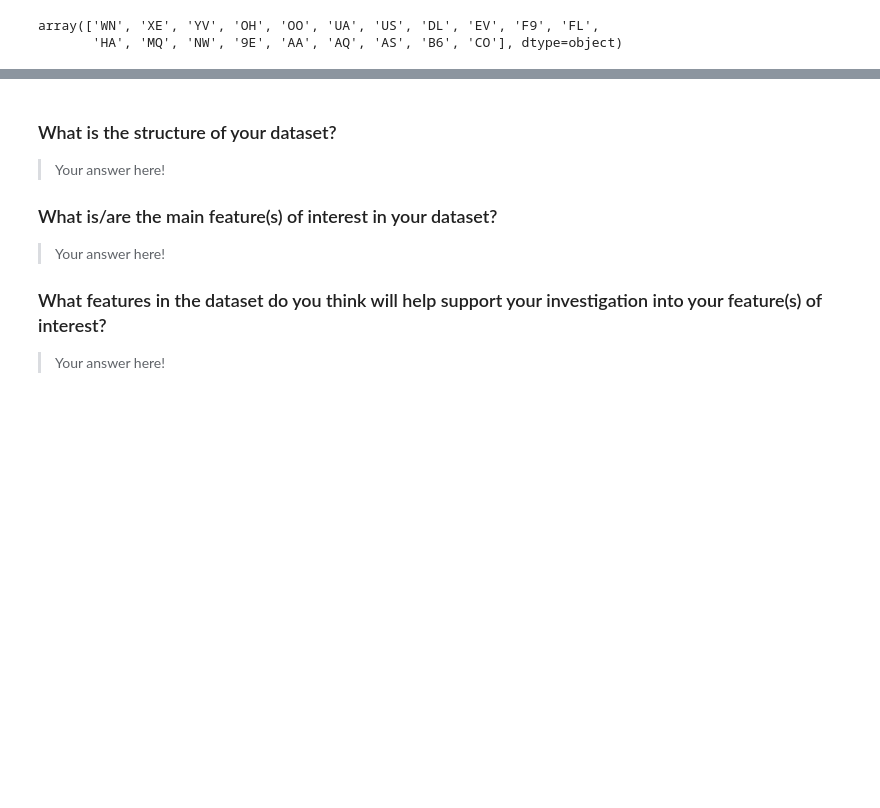
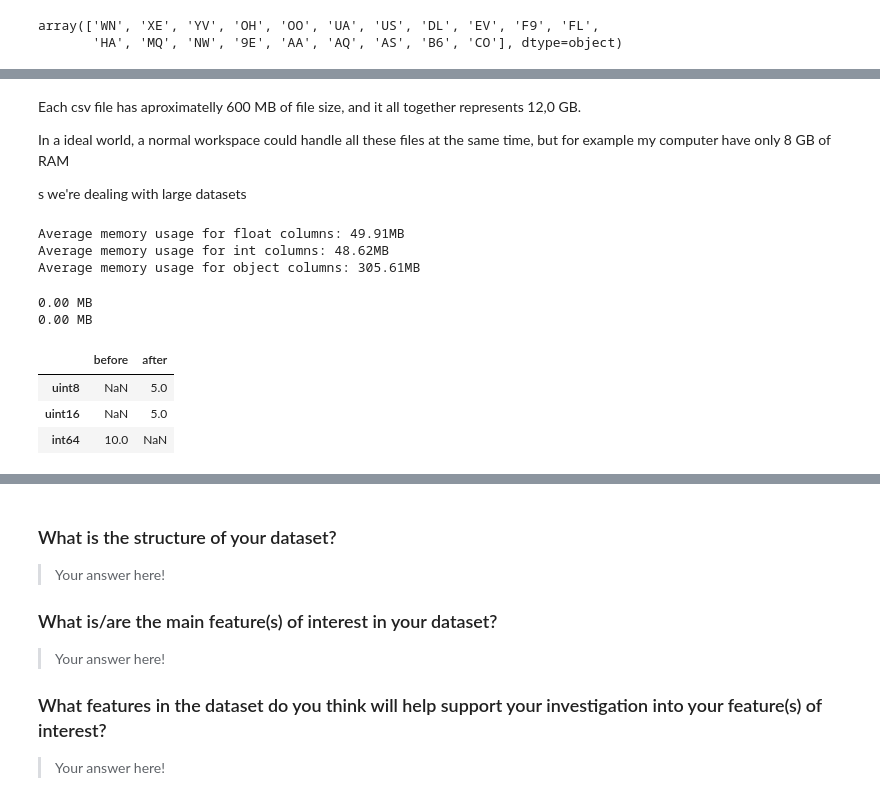
Before and after one commit to fmahlmeister/Data-Analyst-Nanodegree, a Jupyter notebook: 4.Data-Visualization-with-Python/4.Communicate-Data-Findings.ipynb, the cells around one changed output, grey strips where cells are left out. Cells and saved outputs as stored; diff of their text form; code cells hidden in the pictures; blank space fills up the shorter version.

```diff
--- a/4.Data-Visualization-with-Python/4.Communicate-Data-Findings.ipynb
+++ b/4.Data-Visualization-with-Python/4.Communicate-Data-Findings.ipynb
@@ -109,0 +136,50 @@ df.sample(20)
+# %% [markdown]
+Each csv file has aproximatelly 600 MB of file size, and it all together represents 12,0 GB.
+
+
+In a ideal world, a normal workspace could handle all these files at the same time, but for example my computer have only 8 GB of RAM
+
+
+s we're dealing with large datasets
+# %%
+for dtype in ['float','int','object']:
+    selected_dtype = df.select_dtypes(include=[dtype])
+    mean_usage_b = selected_dtype.memory_usage(deep=True).mean()
+    mean_usage_mb = mean_usage_b / 1024 ** 2
+    print("Average memory usage for {} columns: {:03.2f}MB".format(dtype,mean_usage_mb))
+# %% [output]
+Average memory usage for float columns: 49.91MB
+Average memory usage for int columns: 48.62MB
+Average memory usage for object columns: 305.61MB
+# %%
+# We're going to be calculating memory usage a lot,
+# so we'll create a function to save us some time!
+def mem_usage(pandas_obj):
+
+    usage_mb = 0
+
+    if isinstance(pandas_obj,pd.DataFrame):
+
+        usage_b = pandas_obj.memory_usage(deep=True).sum()
+
+    else: # we assume if not a df it's a series
+
+        usage_b = pandas_obj.memory_usage(deep=True)
+        usage_mb = usage_b / 1024 ** 2 # convert bytes to megabytes
+
+    return "{:03.2f} MB".format(usage_mb)
+
+df_int = df.select_dtypes(include=['int'])
+converted_int = df_int.apply(pd.to_numeric,downcast='unsigned')
+print(mem_usage(df_int))
+print(mem_usage(converted_int))
+compare_ints = pd.concat([df_int.dtypes,converted_int.dtypes],axis=1)
+compare_ints.columns = ['before','after']
+compare_ints.apply(pd.Series.value_counts)
+# %% [output]
+0.00 MB
+0.00 MB
+|  | before | after |
+| uint8 | NaN | 5.0 |
+| uint16 | NaN | 5.0 |
+| int64 | 10.0 | NaN |
```
Also changed, not shown: parts of 13 cells of this notebook.
